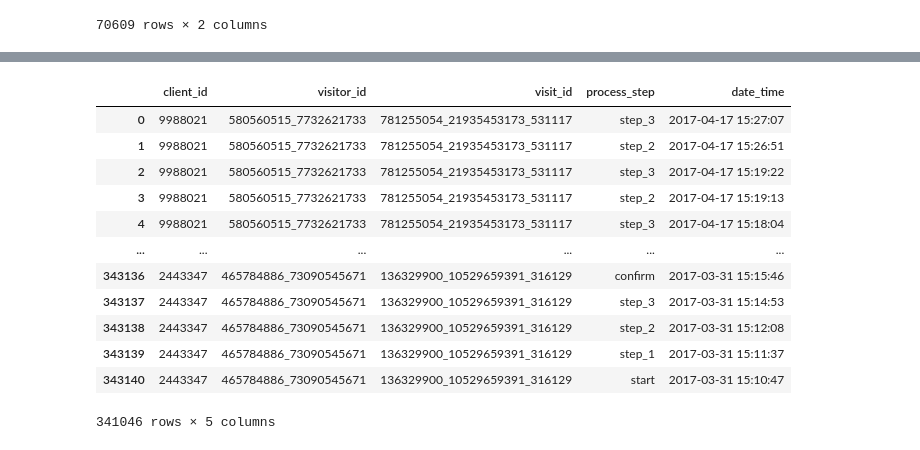
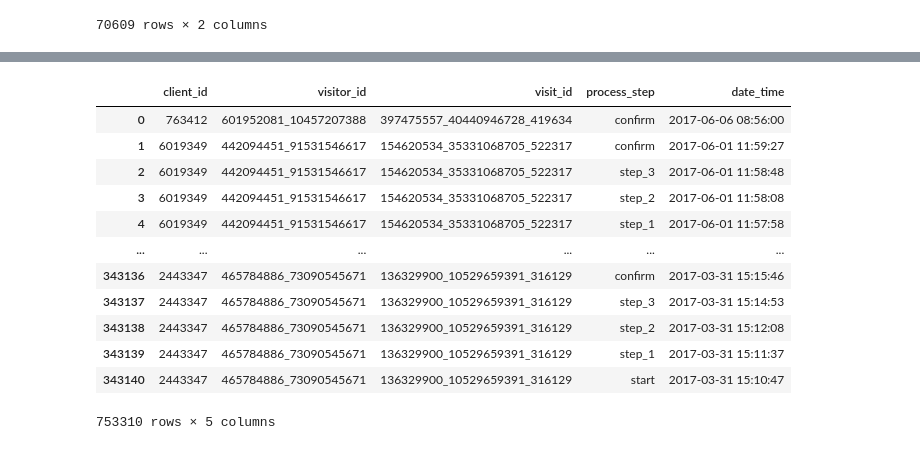
Before and after one commit to allera484/vanguard-ab-test, a Jupyter notebook: VSR_CX_Vanguard.ipynb, the cells around one changed output, grey strips where cells are left out. Drawn from its saved outputs; the diff is of its cells as text; code cells hidden in the pictures.

```diff
--- a/VSR_CX_Vanguard.ipynb
+++ b/VSR_CX_Vanguard.ipynb
@@ -326,3 +326,6 @@ df_final_experimental_clients
 | 70607 | 1266421 | NaN |
 | 70608 | 9895983 | NaN |
 70609 rows × 2 columns
+# %%
+df_final_web_data_concat = pd.concat([df_final_web_data_pt_2, df_final_web_data_pt_1])
+df_final_web_data_concat
@@ -329,17 +346,17 @@ df_final_experimental_clients
 # %%
-df_final_web_data_pt_1.to_sql('df_final_web_data_pt_1',con=engine.connect(),if_exists='replace',index=False)
-df_final_web_data_pt_1
+df_final_web_data_concat.to_sql('df_final_web_data_concat',con=engine.connect(),if_exists='replace',index=False)
+df_final_web_data_concat
 # %% [output]
 |  | client_id | visitor_id | visit_id | process_step | date_time |
-| 0 | 9988021 | 580560515_7732621733 | 781255054_21935453173_531117 | step_3 | 2017-04-17 15:27:07 |
-| 1 | 9988021 | 580560515_7732621733 | 781255054_21935453173_531117 | step_2 | 2017-04-17 15:26:51 |
-| 2 | 9988021 | 580560515_7732621733 | 781255054_21935453173_531117 | step_3 | 2017-04-17 15:19:22 |
-| 3 | 9988021 | 580560515_7732621733 | 781255054_21935453173_531117 | step_2 | 2017-04-17 15:19:13 |
-| 4 | 9988021 | 580560515_7732621733 | 781255054_21935453173_531117 | step_3 | 2017-04-17 15:18:04 |
+| 0 | 763412 | 601952081_10457207388 | 397475557_40440946728_419634 | confirm | 2017-06-06 08:56:00 |
+| 1 | 6019349 | 442094451_91531546617 | 154620534_35331068705_522317 | confirm | 2017-06-01 11:59:27 |
+| 2 | 6019349 | 442094451_91531546617 | 154620534_35331068705_522317 | step_3 | 2017-06-01 11:58:48 |
+| 3 | 6019349 | 442094451_91531546617 | 154620534_35331068705_522317 | step_2 | 2017-06-01 11:58:08 |
+| 4 | 6019349 | 442094451_91531546617 | 154620534_35331068705_522317 | step_1 | 2017-06-01 11:57:58 |
 | ... | ... | ... | ... | ... | ... |
 | 343136 | 2443347 | 465784886_73090545671 | 136329900_10529659391_316129 | confirm | 2017-03-31 15:15:46 |
 | 343137 | 2443347 | 465784886_73090545671 | 136329900_10529659391_316129 | step_3 | 2017-03-31 15:14:53 |
 | 343138 | 2443347 | 465784886_73090545671 | 136329900_10529659391_316129 | step_2 | 2017-03-31 15:12:08 |
 | 343139 | 2443347 | 465784886_73090545671 | 136329900_10529659391_316129 | step_1 | 2017-03-31 15:11:37 |
 | 343140 | 2443347 | 465784886_73090545671 | 136329900_10529659391_316129 | start | 2017-03-31 15:10:47 |
-341046 rows × 5 columns
+753310 rows × 5 columns
```
Also changed, not shown: parts of 2 cells of this notebook.
